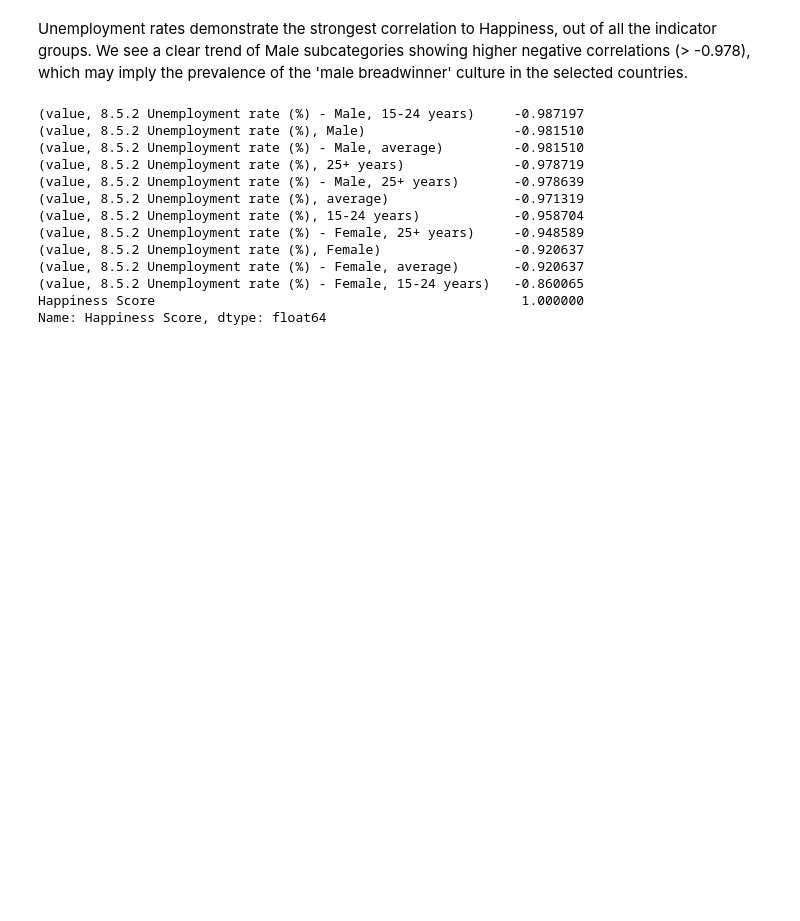
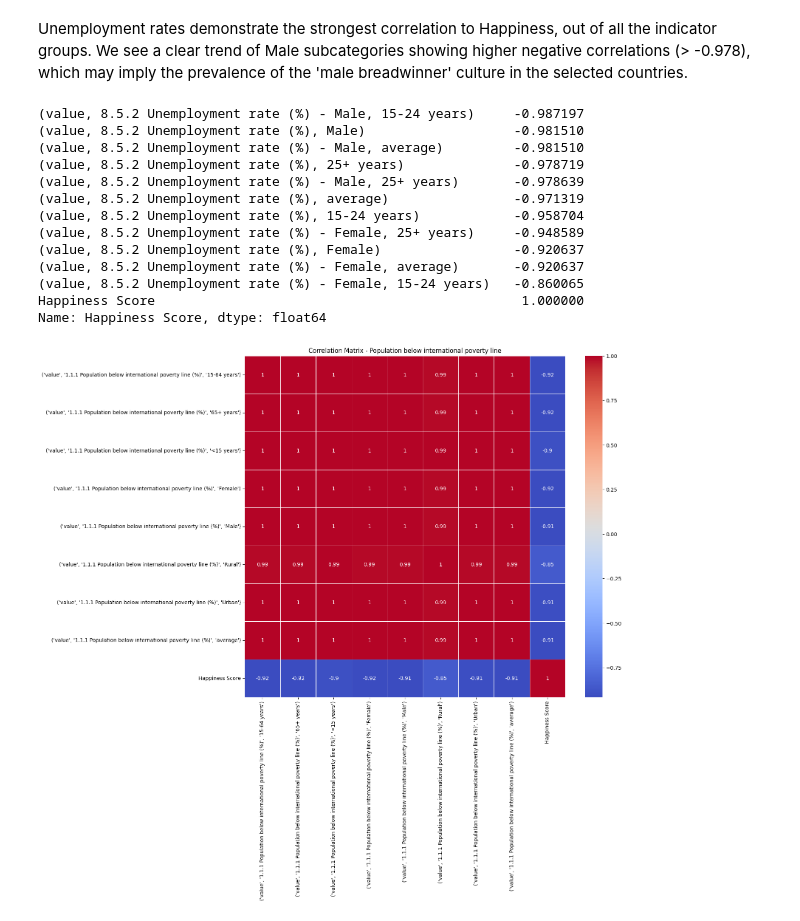
Before and after one commit to lboekestein/DWproject, a Jupyter notebook: src/dataexploring.ipynb, the cells around one changed output. Drawn from its saved outputs; the diff is of its cells as text; code cells hidden in the pictures; blank space fills up the shorter version.

```diff
--- a/src/dataexploring.ipynb
+++ b/src/dataexploring.ipynb
@@ -469,3 +468,25 @@ print(unemployment_happiness_corr)
 (value, 8.5.2 Unemployment rate (%) - Female, 15-24 years)   -0.860065
 Happiness Score                                               1.000000
 Name: Happiness Score, dtype: float64
+# %%
+def make_corr_matrix(indicator, group_title, save_image: bool=False):
+    """
+    Create a correlation plot for a specified indicator and display correlation scores.
+    """
+    group_columns = selected_countries_df.filter(like=indicator).columns.to_list()
+    group_columns.append('Happiness Score')
+    group_df = selected_countries_df[group_columns]
+    correlation_matrix = group_df.corr()
+
+    fig, ax = plt.subplots(figsize=(14, 12))
+    sns.heatmap(correlation_matrix, annot=True, cmap='coolwarm', linewidths=.5, ax=ax)
+    ax.set_title(f'Correlation Matrix - {group_title}')
+
+    if save_image:
+        plt.savefig(f"../fig/correlation_plot_{group_title}.png")
+
+    plt.show()
+# %%
+make_corr_matrix('1.1.1', 'Population below international poverty line', save_image=True)
+# %% [output]
+[figure, added]
```
Also changed, not shown: parts of 41 cells of this notebook, 1 other file.
